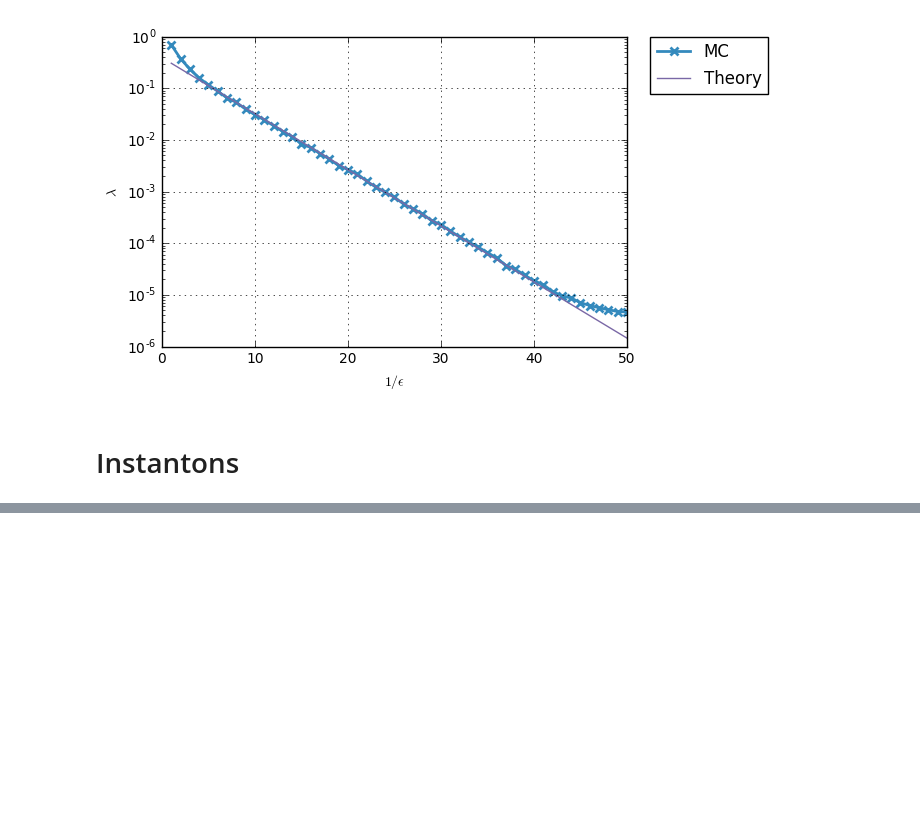
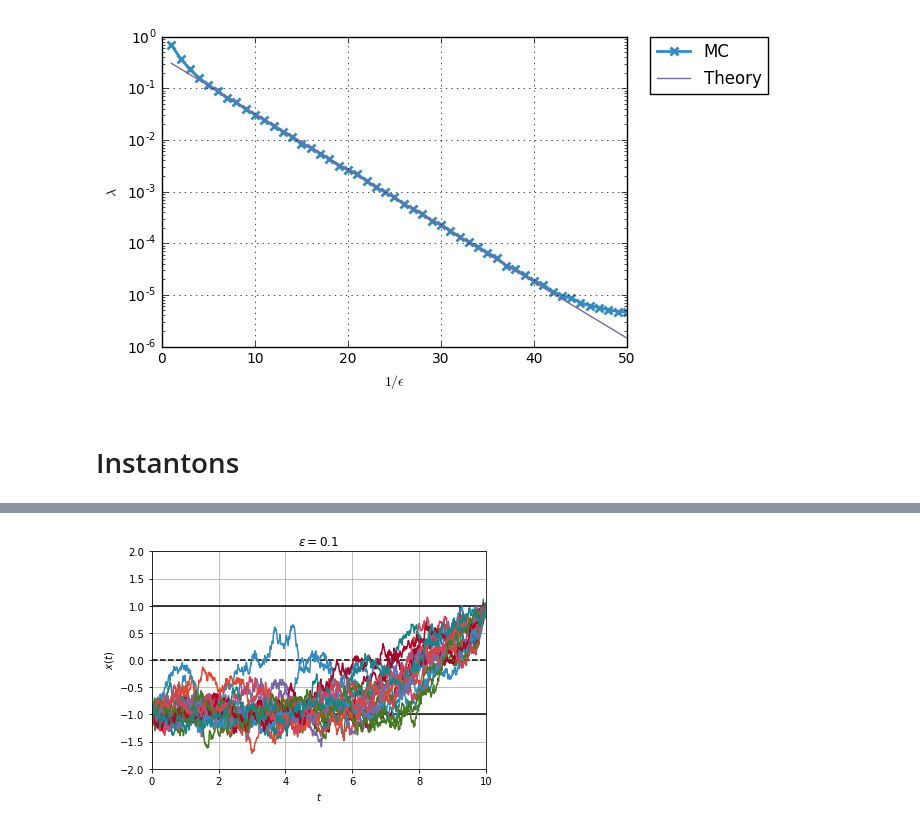
Before and after one commit to cbherbert/stochrare, a Jupyter notebook: Kramers-demo.ipynb, the cells around one changed output, grey strips where cells are left out. Cells and saved outputs as stored; diff of their text form; code cells hidden in the pictures; blank space fills up the shorter version.

```diff
--- a/Kramers-demo.ipynb
+++ b/Kramers-demo.ipynb
@@ -629,0 +650,23 @@ stochtrans1D.DoubleWell(0.1).trajectoryplot(*[myfun(times,p0) for p0 in 10**np.a
+# %%
+t0 = 0.0
+x0 = -1.0
+tau= 10.0
+M=1.0
+model = stochtrans1D.DoubleWell(0.1)
+ax = plt.axes()
+ax.set_xlabel('$t$')
+ax.set_ylabel('$x(t)$')
+ax.set_ylim((-2.0,2.0))
+ax.set_xlim((0.0,tau))
+ax.grid()
+ax.axhline(y=1.0,color='black')
+ax.axhline(y=-1.0,color='black')
+ax.axhline(y=0.0,color='black',linestyle='dashed')
+for traj,no in zip(model.traj_cond_gen(x0,t0,tau,M,num=20),range(1,20+1)):
+    ax.plot(*traj,label='Realization '+str(no))
+#ax.plot(*model.instanton_cond(x0,t0,np.abs(t0-tau),M,qmin=-32.0,qmax=-2.0,npts=100),linewidth=3,label='Instanton')
+ax.set_title(r'$\epsilon='+str(model.D0)+'$')
+#plt.legend(bbox_to_anchor=(1.05, 1),loc=2, borderaxespad=0.)
+plt.show()
+# %% [output]
+[figure, added]
```
Also changed, not shown: parts of 21 cells of this notebook.
